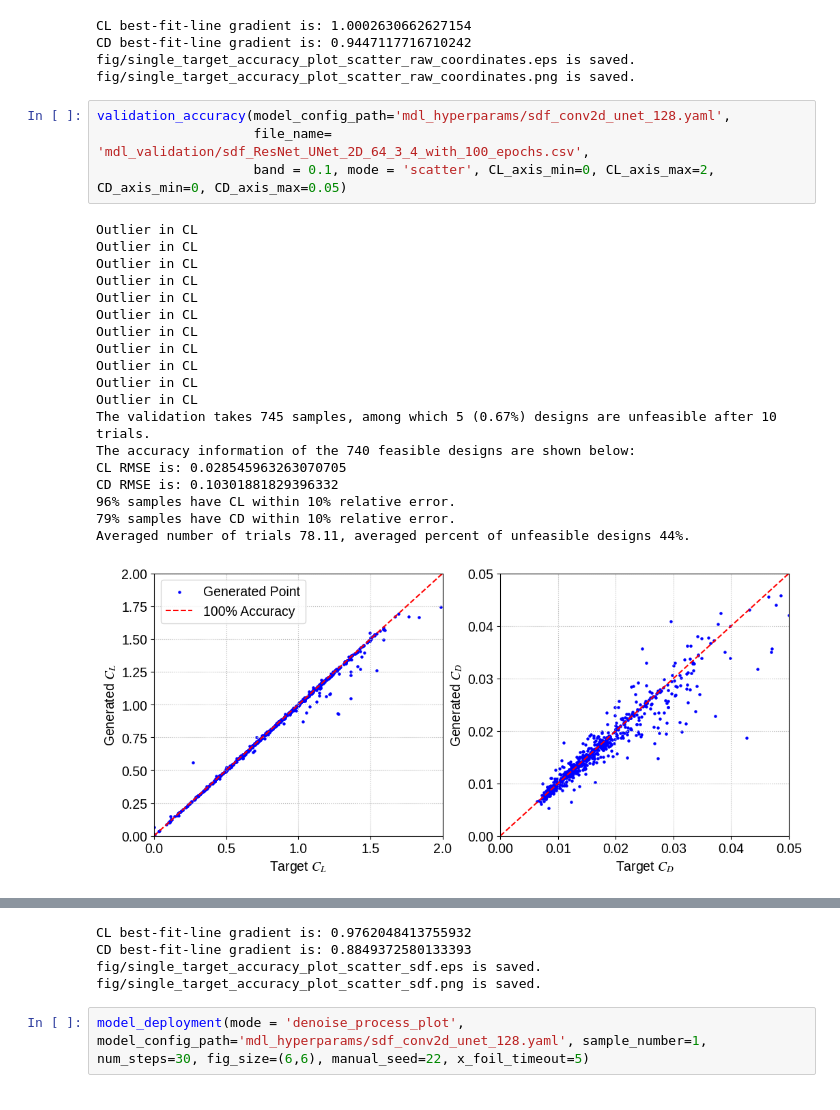
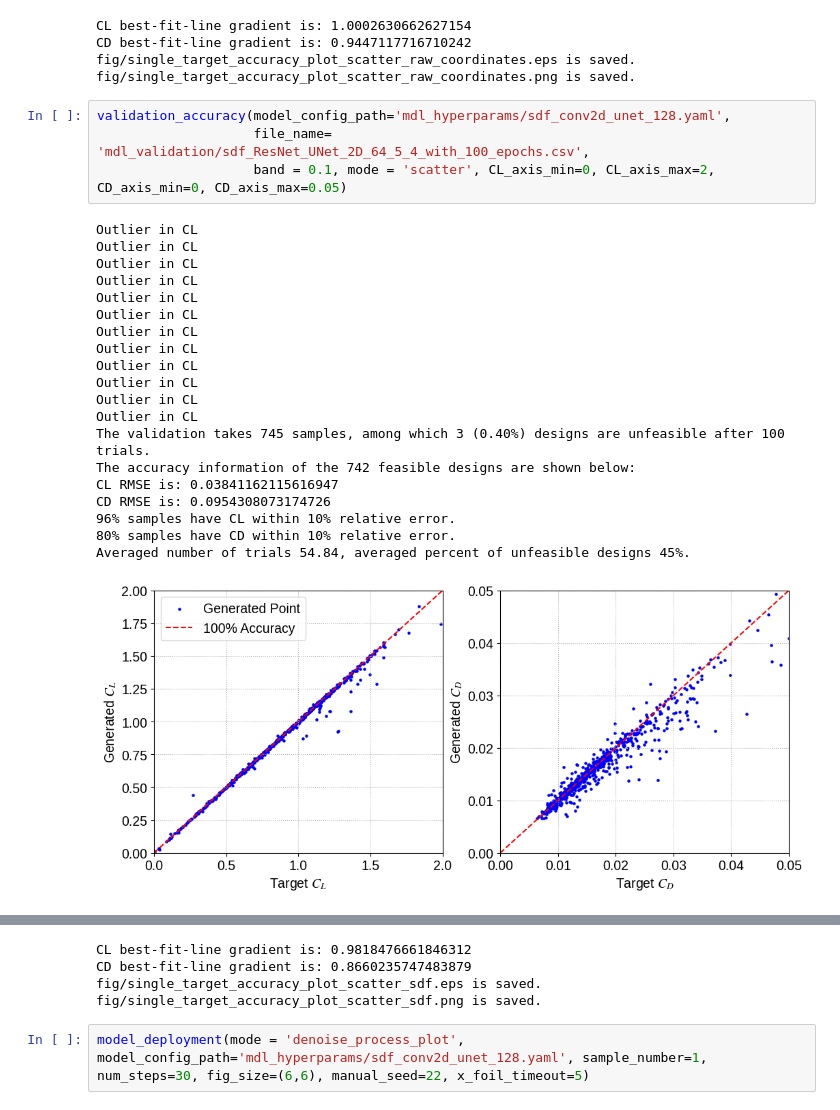
Before and after one commit to Yingfangeng/Diffusion_based_2DAirfoil_Generation, a Jupyter notebook: model_deployment.ipynb, the cells around one changed output, grey strips where cells are left out. Cells and saved outputs as stored; diff of their text form.

```diff
--- a/model_deployment.ipynb
+++ b/model_deployment.ipynb
@@ -630,25 +627,26 @@ fig/single_target_accuracy_plot_scatter_raw_coordinates.eps is saved.
 fig/single_target_accuracy_plot_scatter_raw_coordinates.png is saved.
 # %%
 validation_accuracy(model_config_path='mdl_hyperparams/sdf_conv2d_unet_128.yaml',
-                    file_name= 'mdl_validation/sdf_ResNet_UNet_2D_64_3_4_with_100_epochs.csv',
+                    file_name= 'mdl_validation/sdf_ResNet_UNet_2D_64_5_4_with_100_epochs.csv',
                     band = 0.1, mode = 'scatter', CL_axis_min=0, CL_axis_max=2, CD_axis_min=0, CD_axis_max=0.05)
 # %% [output]
 Outlier in CL
 Outlier in CL
 Outlier in CL
 Outlier in CL
 Outlier in CL
 Outlier in CL
 Outlier in CL
 Outlier in CL
 Outlier in CL
 Outlier in CL
 Outlier in CL
-The validation takes 745 samples, among which 5 (0.67%) designs are unfeasible after 10 trials.
-The accuracy information of the 740 feasible designs are shown below:
-CL RMSE is: 0.028545963263070705
-CD RMSE is: 0.10301881829396332
+Outlier in CL
+The validation takes 745 samples, among which 3 (0.40%) designs are unfeasible after 100 trials.
+The accuracy information of the 742 feasible designs are shown below:
+CL RMSE is: 0.03841162115616947
+CD RMSE is: 0.0954308073174726
 96% samples have CL within 10% relative error.
-79% samples have CD within 10% relative error.
-Averaged number of trials 78.11, averaged percent of unfeasible designs 44%.
+80% samples have CD within 10% relative error.
+Averaged number of trials 54.84, averaged percent of unfeasible designs 45%.
-[figure, old version]
+[figure, new version]
@@ -656,5 +654,5 @@ The PostScript backend does not support transparency; partially transparent arti
-CL best-fit-line gradient is: 0.9762048413755932
-CD best-fit-line gradient is: 0.8849372580133393
+CL best-fit-line gradient is: 0.9818476661846312
+CD best-fit-line gradient is: 0.8660235747483879
 fig/single_target_accuracy_plot_scatter_sdf.eps is saved.
 fig/single_target_accuracy_plot_scatter_sdf.png is saved.
 # %%
```
Also changed, not shown: parts of 6 cells of this notebook, 15 other files.
